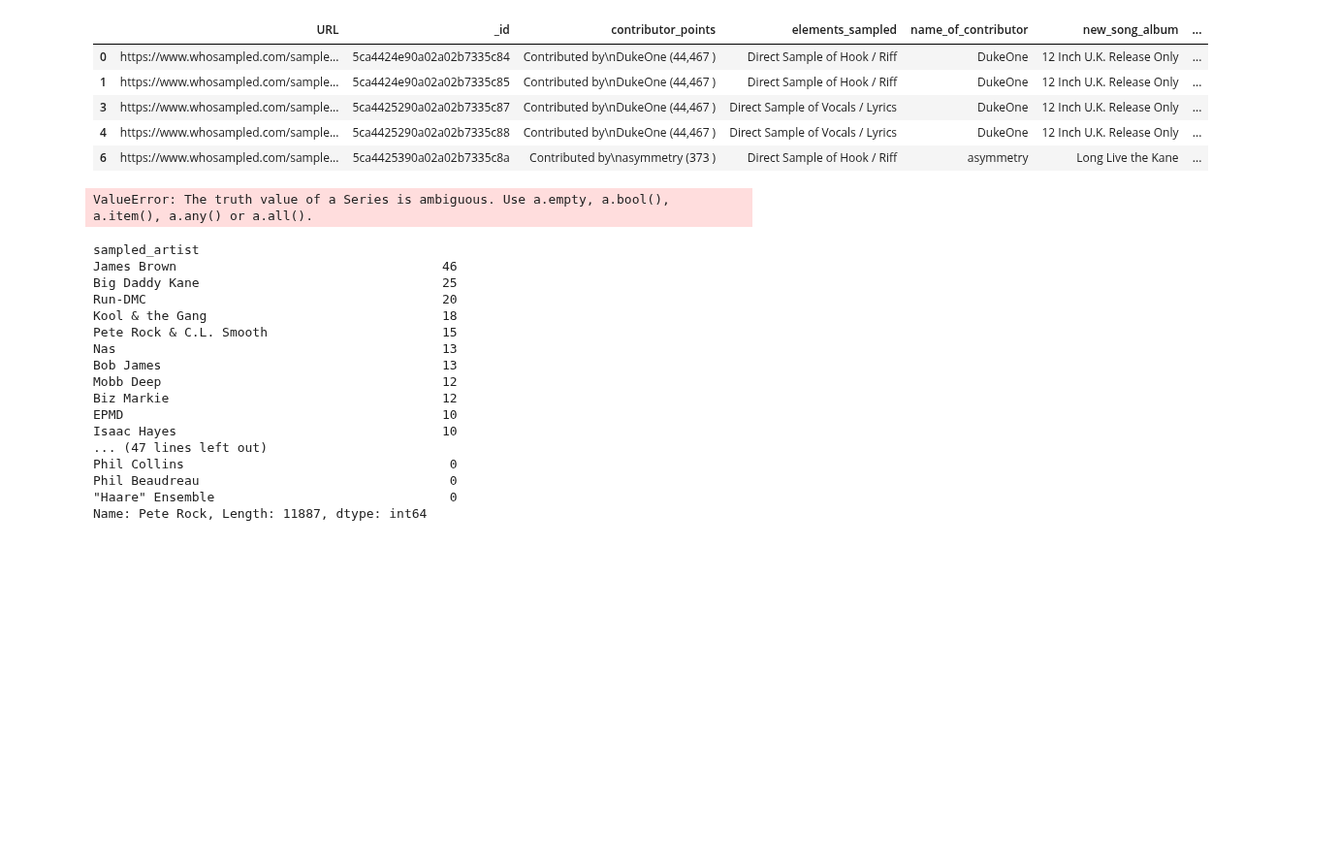
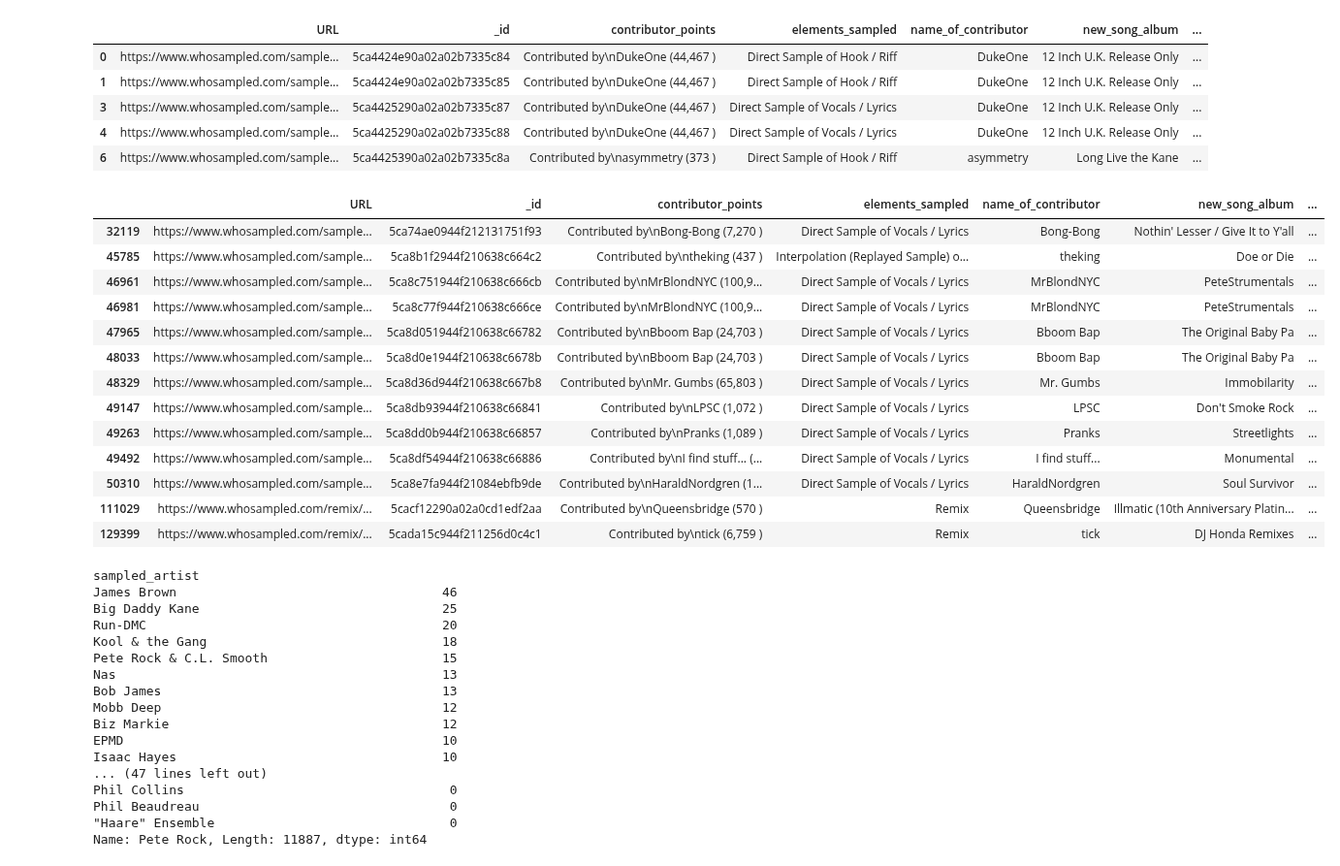
Before and after one commit to Jesse-Kerr/recordmender, a Jupyter notebook: EDA.ipynb, the cells around one changed output. Shown at 97% size. Drawn from its saved outputs; the diff is of its cells as text; code cells hidden in the pictures; blank space fills up the shorter version.

```diff
--- a/EDA.ipynb
+++ b/EDA.ipynb
@@ -71,8 +71,24 @@ df.head()
 | 4 | https://www.whosampled.com/sample... | 5ca4425290a02a02b7335c88 | Contributed by\nDukeOne (44,467 ) | Direct Sample of Vocals / Lyrics | DukeOne | 12 Inch U.K. Release Only | ... |
 | 6 | https://www.whosampled.com/sample... | 5ca4425390a02a02b7335c8a | Contributed by\nasymmetry (373 ) | Direct Sample of Hook / Riff | asymmetry | Long Live the Kane | ... |
 # %%
-df[df.new_song_producer == "Pete Rock" & df.sampled_artist == "Tom Scott"]
+yo = df[df.new_song_producer == "Pete Rock"]
+yo = yo[yo.sampled_artist == "Nas"]
-# %% [output]
-ValueError: The truth value of a Series is ambiguous. Use a.empty, a.bool(), a.item(), a.any() or a.all().
+# %%
+yo
+# %% [output]
+|  | URL | _id | contributor_points | elements_sampled | name_of_contributor | new_song_album | ... |
+| 32119 | https://www.whosampled.com/sample... | 5ca74ae0944f212131751f93 | Contributed by\nBong-Bong (7,270 ) | Direct Sample of Vocals / Lyrics | Bong-Bong | Nothin' Lesser / Give It to Y'all | ... |
+| 45785 | https://www.whosampled.com/sample... | 5ca8b1f2944f210638c664c2 | Contributed by\ntheking (437 ) | Interpolation (Replayed Sample) o... | theking | Doe or Die | ... |
+| 46961 | https://www.whosampled.com/sample... | 5ca8c751944f210638c666cb | Contributed by\nMrBlondNYC (100,9... | Direct Sample of Vocals / Lyrics | MrBlondNYC | PeteStrumentals | ... |
+| 46981 | https://www.whosampled.com/sample... | 5ca8c77f944f210638c666ce | Contributed by\nMrBlondNYC (100,9... | Direct Sample of Vocals / Lyrics | MrBlondNYC | PeteStrumentals | ... |
+| 47965 | https://www.whosampled.com/sample... | 5ca8d051944f210638c66782 | Contributed by\nBboom Bap (24,703 ) | Direct Sample of Vocals / Lyrics | Bboom Bap | The Original Baby Pa | ... |
+| 48033 | https://www.whosampled.com/sample... | 5ca8d0e1944f210638c6678b | Contributed by\nBboom Bap (24,703 ) | Direct Sample of Vocals / Lyrics | Bboom Bap | The Original Baby Pa | ... |
+| 48329 | https://www.whosampled.com/sample... | 5ca8d36d944f210638c667b8 | Contributed by\nMr. Gumbs (65,803 ) | Direct Sample of Vocals / Lyrics | Mr. Gumbs | Immobilarity | ... |
+| 49147 | https://www.whosampled.com/sample... | 5ca8db93944f210638c66841 | Contributed by\nLPSC (1,072 ) | Direct Sample of Vocals / Lyrics | LPSC | Don't Smoke Rock | ... |
+| 49263 | https://www.whosampled.com/sample... | 5ca8dd0b944f210638c66857 | Contributed by\nPranks (1,089 ) | Direct Sample of Vocals / Lyrics | Pranks | Streetlights | ... |
+| 49492 | https://www.whosampled.com/sample... | 5ca8df54944f210638c66886 | Contributed by\nI find stuff... (... | Direct Sample of Vocals / Lyrics | I find stuff... | Monumental | ... |
+| 50310 | https://www.whosampled.com/sample... | 5ca8e7fa944f21084ebfb9de | Contributed by\nHaraldNordgren (1... | Direct Sample of Vocals / Lyrics | HaraldNordgren | Soul Survivor | ... |
+| 111029 | https://www.whosampled.com/remix/... | 5cacf12290a02a0cd1edf2aa | Contributed by\nQueensbridge (570 ) | Remix | Queensbridge | Illmatic (10th Anniversary Platin... | ... |
+| 129399 | https://www.whosampled.com/remix/... | 5cada15c944f211256d0c4c1 | Contributed by\ntick (6,759 ) | Remix | tick | DJ Honda Remixes | ... |
 # %%
 #Did Pete Rock sample Tom Scott 7 times?
```
Also changed, not shown: parts of 1 cell of this notebook, 3 other files.
